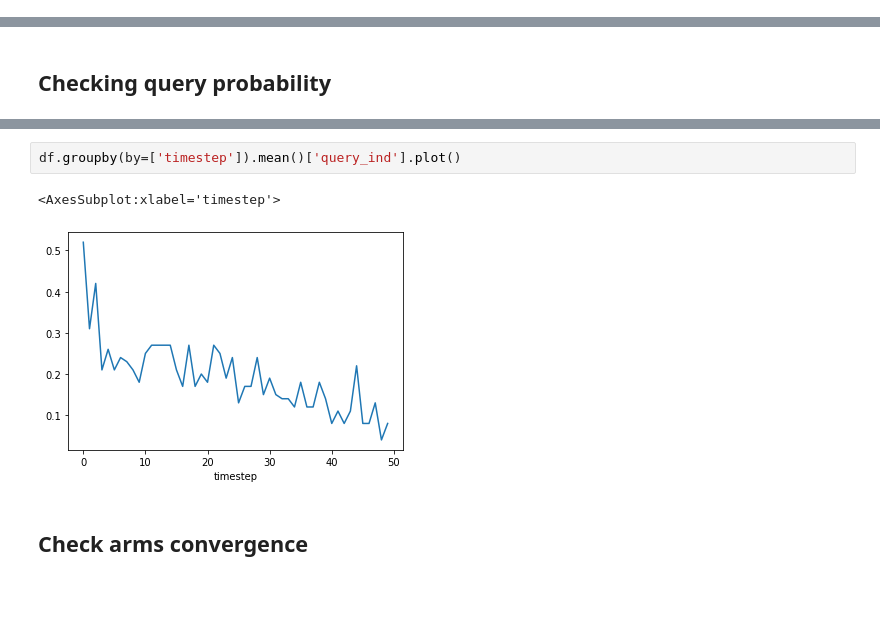
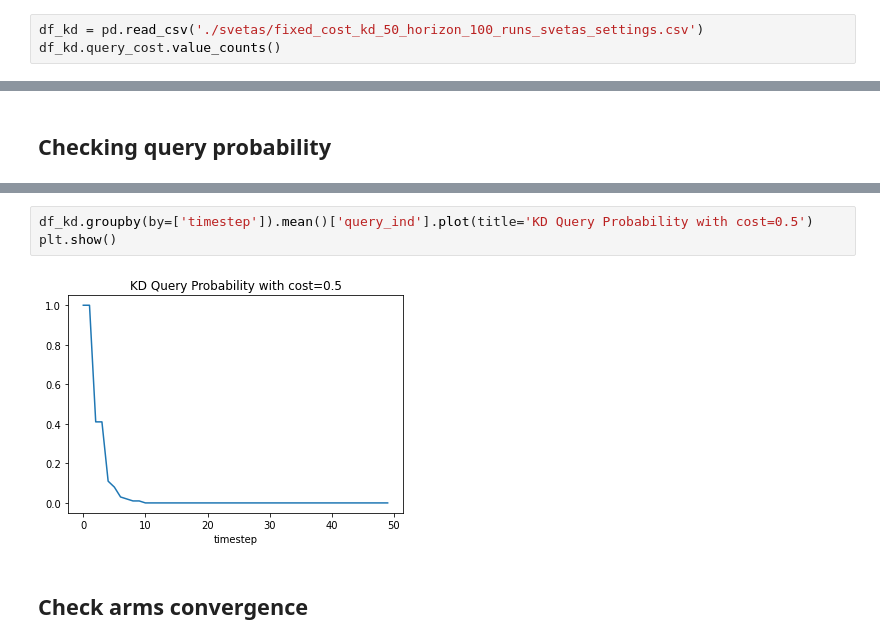
Before and after one commit to dvirla/ARLBayesMCTS, a Jupyter notebook: fixed_query_analysis.ipynb, the cells around one changed output, grey strips where cells are left out. Drawn from its saved outputs; the diff is of its cells as text; blank space fills up the shorter version.

```diff
--- a/fixed_query_analysis.ipynb
+++ b/fixed_query_analysis.ipynb
@@ -26,3 +26,6 @@ with open('records_tests/test_record_1000_sim_00001_exp_100_runs_50_tree_0529202
 d
 # %% [output]
 Namespace(learning_rate=1.0, discount_factor=0.95, base_query_cost=0.5, exploration_const=0.0001, max_simulations=1000, horizon=50, arms_thetas=(0.2, 0.8), runs=100, delayed_tree_expansion=50, increas ...
+# %%
+df_kd = pd.read_csv('./svetas/fixed_cost_kd_50_horizon_100_runs_svetas_settings.csv')
+df_kd.query_cost.value_counts()
@@ -31,8 +46,8 @@ Namespace(learning_rate=1.0, discount_factor=0.95, base_query_cost=0.5, explorat
 # %%
-df.groupby(by=['timestep']).mean()['query_ind'].plot()
+df_kd.groupby(by=['timestep']).mean()['query_ind'].plot(title='KD Query Probability with cost=0.5')
+plt.show()
 # %% [output]
-<AxesSubplot:xlabel='timestep'>
-[figure, old version]
+[figure, new version]
 # %% [markdown]
 ## Check arms convergence
 # %%
```
Also changed, not shown: parts of 8 cells of this notebook, 6 other files.
